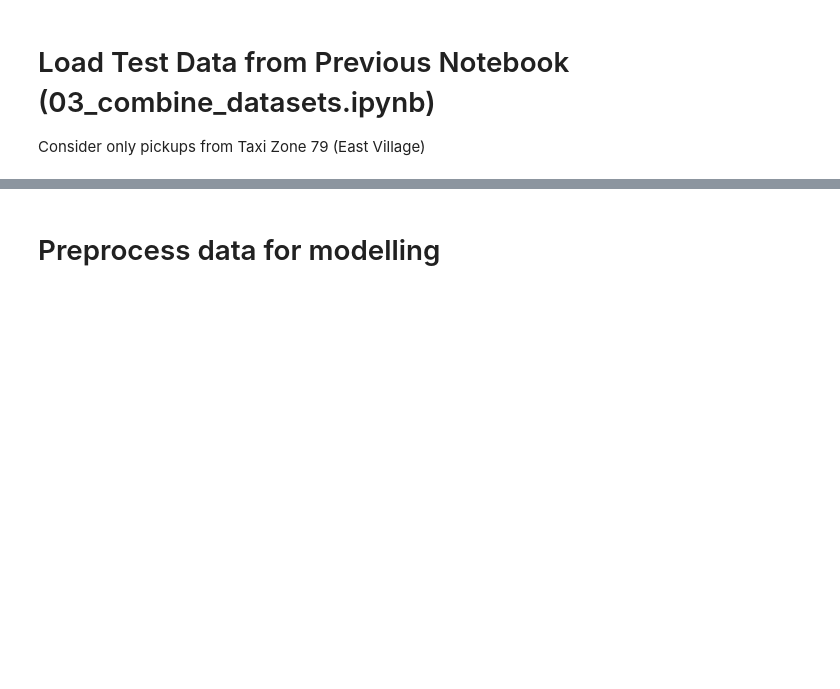
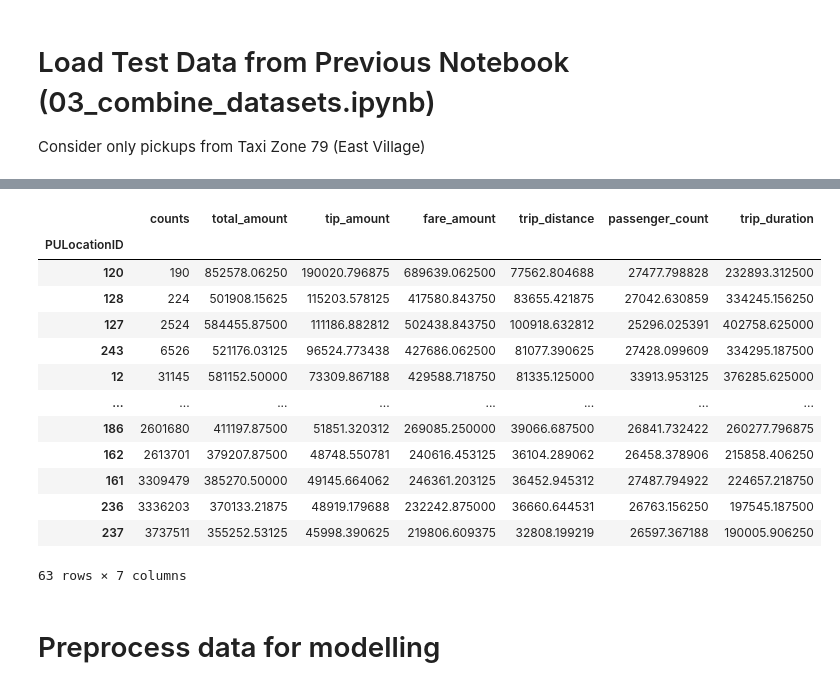
Before and after one commit to edwarddramirez/taxi-forecast, a Jupyter notebook: notebooks/05c_rnn_lstm_multi_series_multivar.ipynb, the cells around one changed output, grey strips where cells are left out. Saved outputs shown, nothing was run; the diff lists cells and outputs as text; code cells hidden in the pictures; blank space fills up the shorter version.

```diff
--- a/notebooks/05c_rnn_lstm_multi_series_multivar.ipynb
+++ b/notebooks/05c_rnn_lstm_multi_series_multivar.ipynb
@@ -57,3 +78,20 @@ print(len(ts['PULocationID'].unique()))
+# %%
+ts.groupby("PULocationID").sum("counts").sort_values("counts")
+# %% [output]
+|  | counts | total_amount | tip_amount | fare_amount | trip_distance | passenger_count | trip_duration |
+| PULocationID |  |  |  |  |  |  |  |
+| 120 | 190 | 852578.06250 | 190020.796875 | 689639.062500 | 77562.804688 | 27477.798828 | 232893.312500 |
+| 128 | 224 | 501908.15625 | 115203.578125 | 417580.843750 | 83655.421875 | 27042.630859 | 334245.156250 |
+| 127 | 2524 | 584455.87500 | 111186.882812 | 502438.843750 | 100918.632812 | 25296.025391 | 402758.625000 |
+| 243 | 6526 | 521176.03125 | 96524.773438 | 427686.062500 | 81077.390625 | 27428.099609 | 334295.187500 |
+| 12 | 31145 | 581152.50000 | 73309.867188 | 429588.718750 | 81335.125000 | 33913.953125 | 376285.625000 |
+| ... | ... | ... | ... | ... | ... | ... | ... |
+| 186 | 2601680 | 411197.87500 | 51851.320312 | 269085.250000 | 39066.687500 | 26841.732422 | 260277.796875 |
+| 162 | 2613701 | 379207.87500 | 48748.550781 | 240616.453125 | 36104.289062 | 26458.378906 | 215858.406250 |
+| 161 | 3309479 | 385270.50000 | 49145.664062 | 246361.203125 | 36452.945312 | 27487.794922 | 224657.218750 |
+| 236 | 3336203 | 370133.21875 | 48919.179688 | 232242.875000 | 36660.644531 | 26763.156250 | 197545.187500 |
+| 237 | 3737511 | 355252.53125 | 45998.390625 | 219806.609375 | 32808.199219 | 26597.367188 | 190005.906250 |
+63 rows × 7 columns
 # %% [markdown]
 # Preprocess data for modelling
 # %% [markdown]
```
Also changed, not shown: parts of 20 cells of this notebook, 1 other file.
